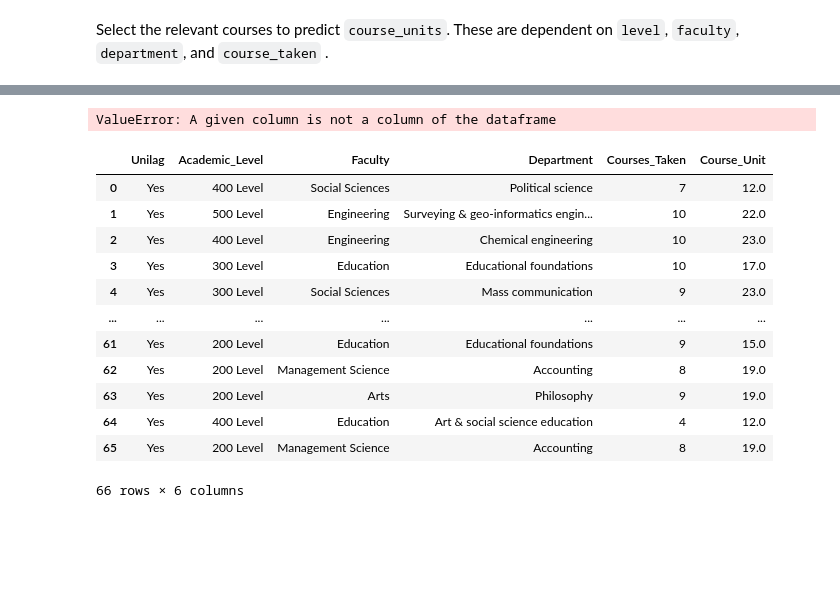
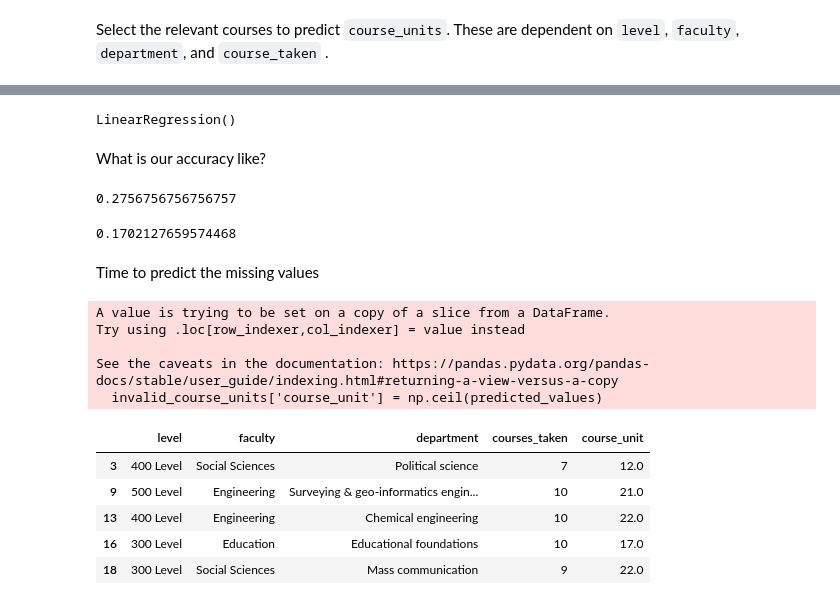
Before and after one commit to socratesjnr/asuu-strike-project, a Jupyter notebook: project-analysis/analysis/exploratory_data_analysis.ipynb, the cells around one changed output, grey strips where cells are left out. Drawn from its saved outputs; the diff is of its cells as text; code cells hidden in the pictures; blank space fills up the shorter version.

Commit message:
Fix error in missing value prediction
I refactored the missing value prediction code and corrected all errors found. I also evaluated training and test accuracy.

```diff
--- a/project-analysis/analysis/exploratory_data_analysis.ipynb
+++ b/project-analysis/analysis/exploratory_data_analysis.ipynb
@@ -498,3 +484,6 @@ preprocessor = ColumnTransformer(
     ],
     remainder='passthrough'  # Place remainder parameter outside the transformers list
 )
+# %%
+# Step 4: Fit and transform the preprocessor on the training data
+X_processed = preprocessor.fit_transform(X)
@@ -500,0 +492,4 @@ preprocessor = ColumnTransformer(
+# %%
+from sklearn.model_selection import train_test_split
+
+X_train, X_test, y_train, y_test = train_test_split(X_processed, y, test_size=0.2, random_state=42)
@@ -501,33 +498,44 @@ preprocessor = ColumnTransformer(
 # %%
-# Step 4: Fit and transform the preprocessor on the test data
-X_test_processed = preprocessor.fit_transform(X_test)
-
-# Step 5: Train a model on the test data
+# Step 5: Train a model on the training data
 model = LinearRegression()
-model.fit(X_test_processed, y_test)
-
-# Step 6: Use the trained model to predict the missing values in the training data
-X_train = training_data.drop(columns=['Course_Unit'])
-X_train_processed = preprocessor.transform(X_train)
-predicted_values = model.predict(X_train_processed)
-
-# Step 7: Assign the predicted values to the training data
-training_data['Course_Unit'] = np.ceil(predicted_values)
+model.fit(X_train, y_train)
 # %% [output]
-ValueError: A given column is not a column of the dataframe
+LinearRegression()
+# %% [markdown]
+What is our accuracy like?
+# %%
+# training accuracy
+from sklearn.metrics import accuracy_score
+y_train_pred = np.round(model.predict(X_train))
+accuracy_score(np.round(y_train), y_train_pred)
+# %% [output]
+0.2756756756756757
+# %%
+# test accuracy
+y_test_pred = np.round(model.predict(X_test))
+accuracy_score(np.round(y_test), y_test_pred)
+# %% [output]
+0.1702127659574468
+# %% [markdown]
+Time to predict the missing values
+# %%
+# Step 6: Use the trained model to predict the missing values
+X_invalid = invalid_course_units.drop(columns=['course_unit'])
+X_invalid_processed = preprocessor.transform(X_invalid)
+predicted_values = np.round(model.predict(X_invalid_processed))
 # %%
-training_data
+# Step 7: Assign the predicted values to the training data
+invalid_course_units['course_unit'] = np.ceil(predicted_values)
+invalid_course_units.head()
 # %% [output]
+A value is trying to be set on a copy of a slice from a DataFrame.
+Try using .loc[row_indexer,col_indexer] = value instead
+
+See the caveats in the documentation: https://pandas.pydata.org/pandas-docs/stable/user_guide/indexing.html#returning-a-view-versus-a-copy
+  invalid_course_units['course_unit'] = np.ceil(predicted_values)
-|  | Unilag | Academic_Level | Faculty | Department | Courses_Taken | Course_Unit |
-| 0 | Yes | 400 Level | Social Sciences | Political science | 7 | 12.0 |
-| 1 | Yes | 500 Level | Engineering | Surveying & geo-informatics engin... | 10 | 22.0 |
-| 2 | Yes | 400 Level | Engineering | Chemical engineering | 10 | 23.0 |
-| 3 | Yes | 300 Level | Education | Educational foundations | 10 | 17.0 |
-| 4 | Yes | 300 Level | Social Sciences | Mass communication | 9 | 23.0 |
-| ... | ... | ... | ... | ... | ... | ... |
-| 61 | Yes | 200 Level | Education | Educational foundations | 9 | 15.0 |
-| 62 | Yes | 200 Level | Management Science | Accounting | 8 | 19.0 |
-| 63 | Yes | 200 Level | Arts | Philosophy | 9 | 19.0 |
-| 64 | Yes | 400 Level | Education | Art & social science education | 4 | 12.0 |
-| 65 | Yes | 200 Level | Management Science | Accounting | 8 | 19.0 |
+|  | level | faculty | department | courses_taken | course_unit |
+| 3 | 400 Level | Social Sciences | Political science | 7 | 12.0 |
+| 9 | 500 Level | Engineering | Surveying & geo-informatics engin... | 10 | 21.0 |
+| 13 | 400 Level | Engineering | Chemical engineering | 10 | 22.0 |
+| 16 | 300 Level | Education | Educational foundations | 10 | 17.0 |
+| 18 | 300 Level | Social Sciences | Mass communication | 9 | 22.0 |
-66 rows × 6 columns
```
Also changed, not shown: parts of 21 cells of this notebook.
